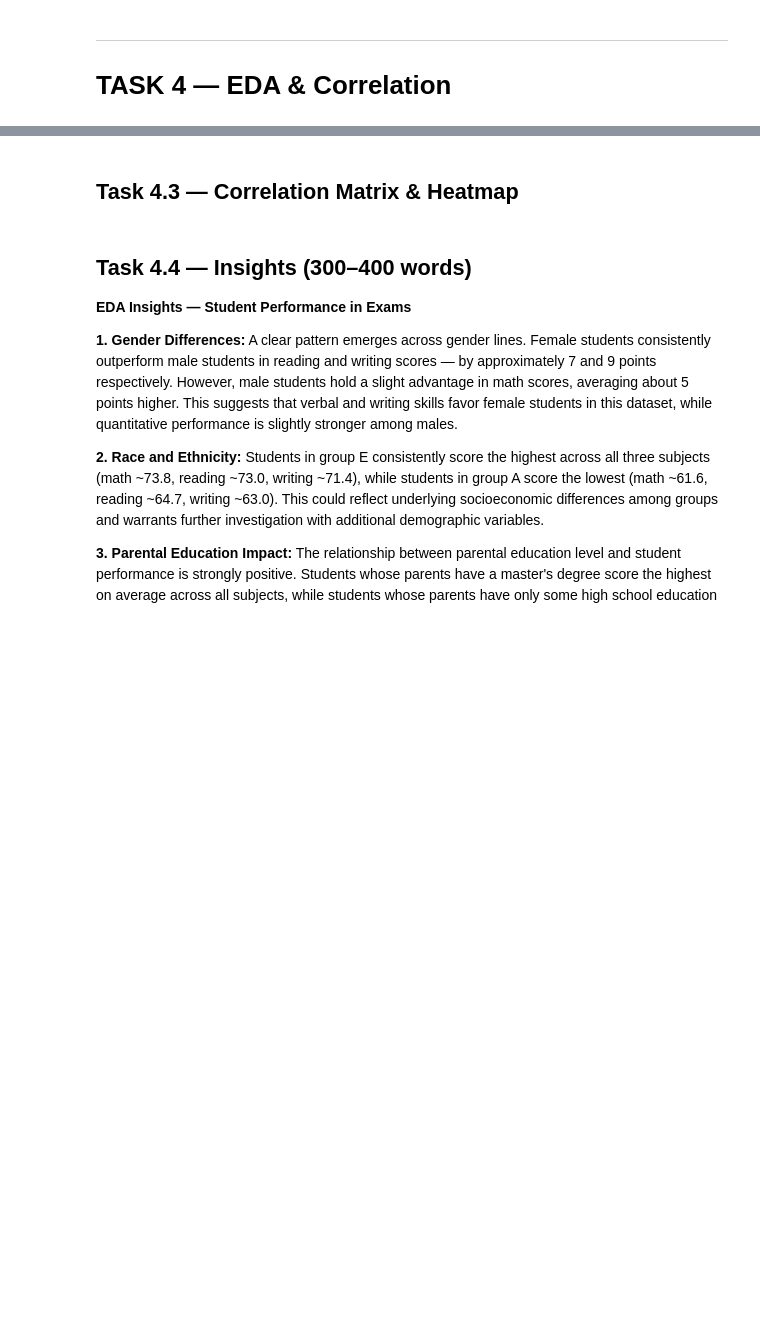
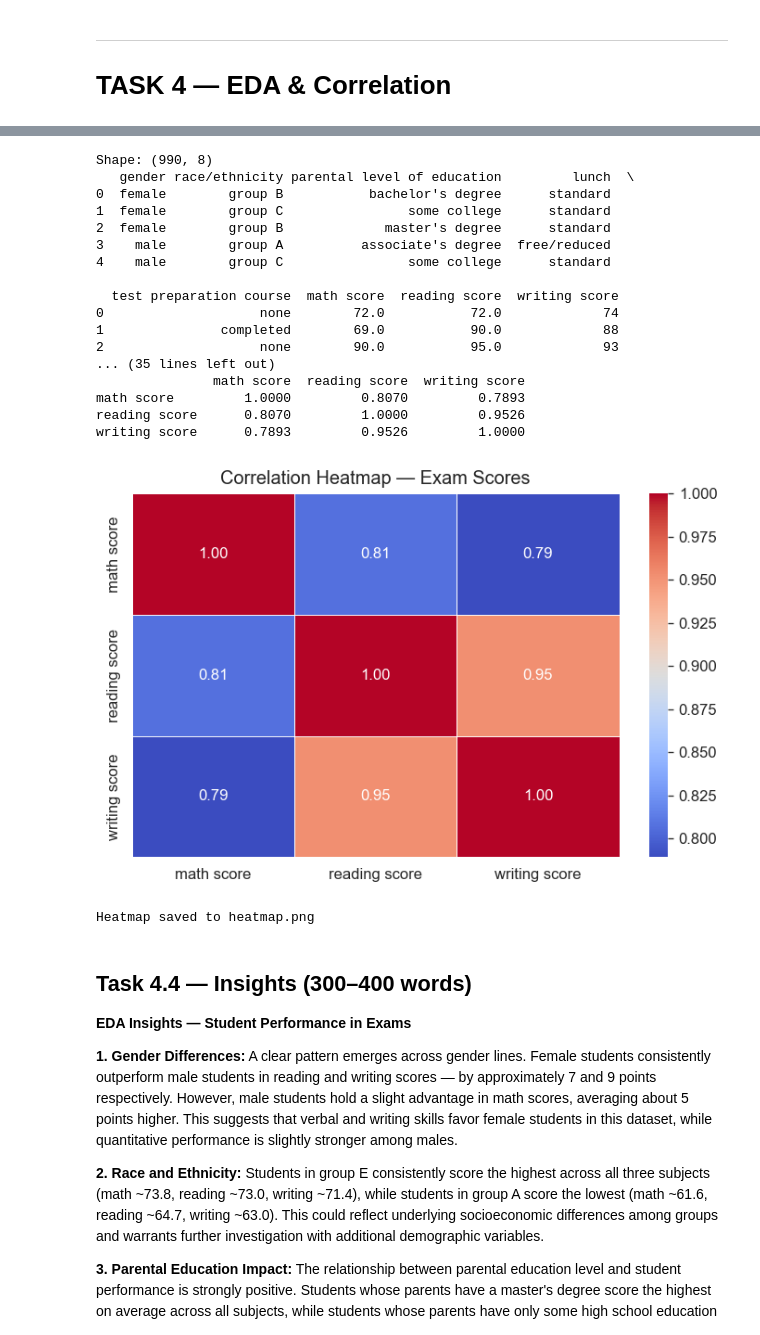
Before and after one commit to feeblehawk/Student_performance_Analysis, a Jupyter notebook: Student_Performance_Analysis.ipynb, the cells around one changed output, grey strips where cells are left out. Saved outputs shown, nothing was run; the diff lists cells and outputs as text; code cells hidden in the pictures; blank space fills up the shorter version.

```diff
--- a/Student_Performance_Analysis.ipynb
+++ b/Student_Performance_Analysis.ipynb
@@ -295,2 +202,0 @@ print(diff.round(2))
-# %% [markdown]
-## Task 4.3 — Correlation Matrix & Heatmap
@@ -321,3 +203,60 @@ print('Heatmap saved as heatmap.png')
+# %%
+
+
+# ── Load Cleaned Data ─────────────────────────────────
+df = pd.read_csv("cleaned_students.csv")
+print("Shape:", df.shape)
+print(df.head())
+
+# ── GroupBy: Gender ───────────────────────────────────
+print("\n========== BY GENDER ==========")
+print(df.groupby('gender').mean(numeric_only=True).round(2))
+
+# ── GroupBy: Race/Ethnicity ───────────────────────────
+print("\n========== BY RACE/ETHNICITY ==========")
+print(df.groupby('race/ethnicity').mean(numeric_only=True).round(2))
+
+# ── GroupBy: Parent Education ─────────────────────────
+print("\n========== BY PARENTAL EDUCATION ==========")
+print(df.groupby('parental level of education').mean(numeric_only=True).round(2))
+
+# ── GroupBy: Test Preparation ─────────────────────────
+print("\n========== BY TEST PREPARATION ==========")
+print(df.groupby('test preparation course').mean(numeric_only=True).round(2))
+
+# ── Correlation Matrix ────────────────────────────────
+print("\n========== CORRELATION MATRIX ==========")
+corr = df[['math score', 'reading score', 'writing score']].corr()
+print(corr.round(4))
+
+# ── Heatmap ───────────────────────────────────────────
+plt.figure(figsize=(6, 4))
+sns.heatmap(corr, annot=True, cmap='coolwarm', fmt='.2f', linewidths=0.5)
+plt.title("Correlation Heatmap — Exam Scores")
+plt.tight_layout()
+plt.savefig("heatmap.png", dpi=150)
+plt.show()
+print("Heatmap saved to heatmap.png")
+# %% [output]
+Shape: (990, 8)
+   gender race/ethnicity parental level of education         lunch  \
+0  female        group B           bachelor's degree      standard
+1  female        group C                some college      standard
+2  female        group B             master's degree      standard
+3    male        group A          associate's degree  free/reduced
+4    male        group C                some college      standard
+
+  test preparation course  math score  reading score  writing score
+0                    none        72.0           72.0             74
+1               completed        69.0           90.0             88
+2                    none        90.0           95.0             93
+... (35 lines left out)
+               math score  reading score  writing score
+math score         1.0000         0.8070         0.7893
+reading score      0.8070         1.0000         0.9526
+writing score      0.7893         0.9526         1.0000
+[figure, added]
+Heatmap saved to heatmap.png
 # %% [markdown]
 ## Task 4.4 — Insights (300–400 words)
 
```
Also changed, not shown: parts of 44 cells of this notebook, 10 other files.
